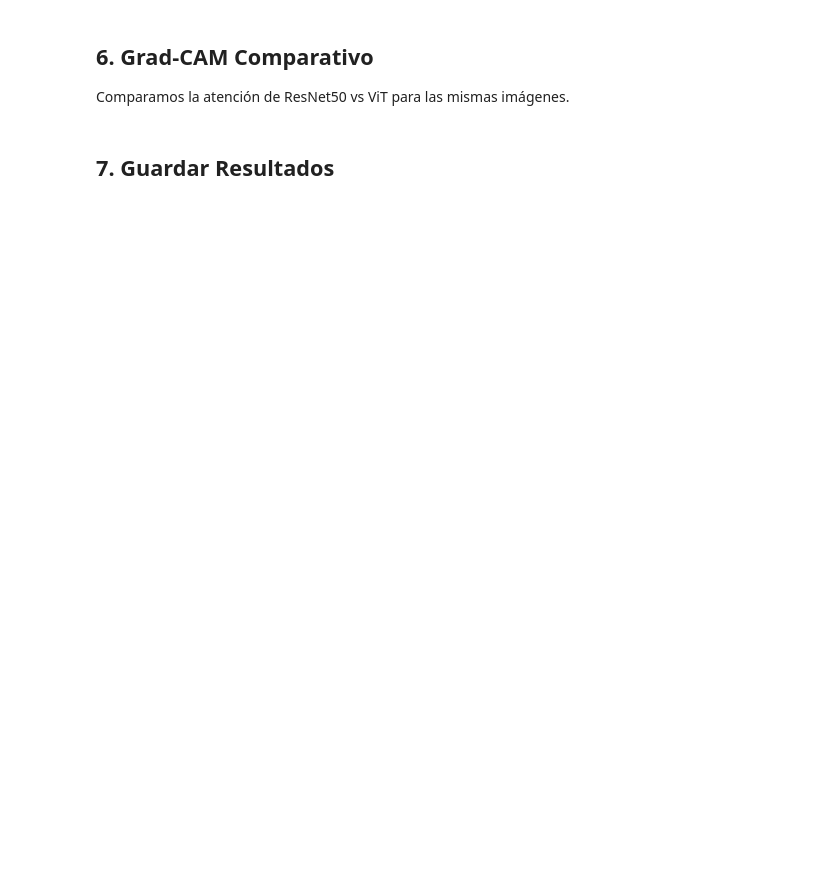
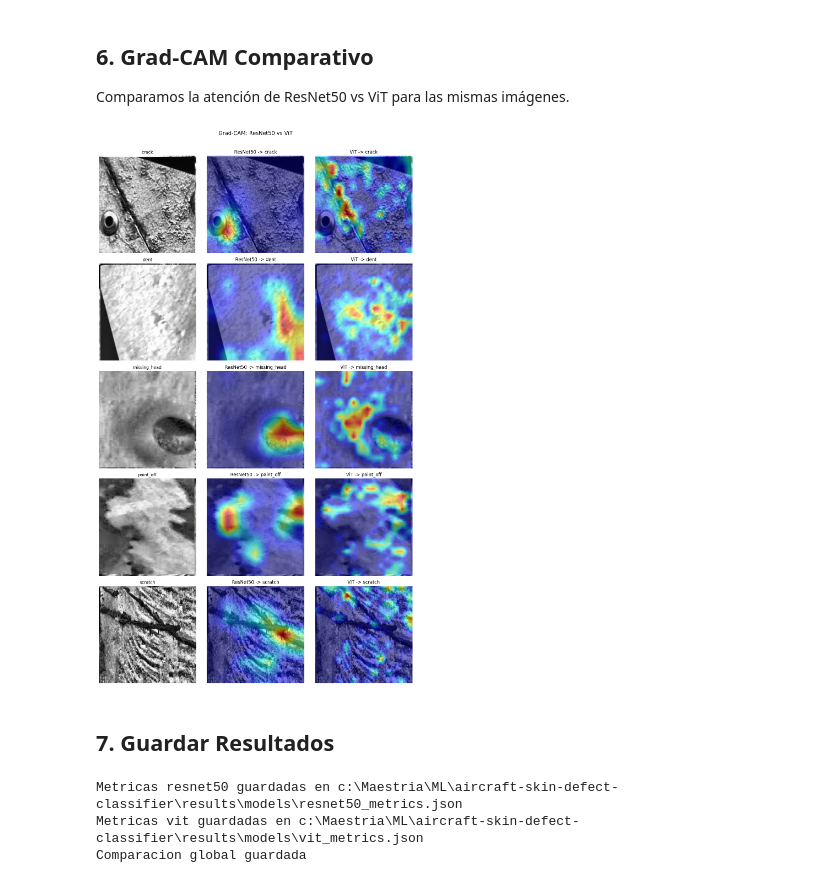
Before and after one commit to eagz93/aircraft-skin-defect-classifier, a Jupyter notebook: notebooks/03_Pretrained_Transformers.ipynb, the cells around one changed output. Saved outputs shown, nothing was run; the diff lists cells and outputs as text; code cells hidden in the pictures; blank space fills up the shorter version.

```diff
--- a/notebooks/03_Pretrained_Transformers.ipynb
+++ b/notebooks/03_Pretrained_Transformers.ipynb
@@ -53,18 +55,15 @@ print(f"Device: {DEVICE}")
 # %% [markdown]
 ## 2. Carga de Datos
 # %%
-train_transform = get_transforms(img_size=224, augment=True)
-val_transform = get_transforms(img_size=224, augment=False)
-
 splits_dir = PROJECT_ROOT / "data" / "splits"
 class_weights = get_class_weights(splits_dir / "train.csv")
 
 train_loader, val_loader, test_loader = get_dataloaders(
     splits_dir=splits_dir,
-    train_transform=train_transform,
-    val_transform=val_transform,
+    img_size=224,
     batch_size=16,
-    num_workers=2,
+    num_workers=4,
+    augment_train=True,
 )
 
 print(f"Train: {len(train_loader.dataset)} | Val: {len(val_loader.dataset)} | Test: {len(test_loader.dataset)}")
@@ -139,7 +203,7 @@ Estrategia similar: congelar → entrenar cabeza → fine-tuning gradual.
 # %%
-vit_model = create_vit(num_classes=5, freeze_backbone=True)
+vit_model = create_vit(num_classes=5, freeze_backbone=True, gradient_checkpointing=True)
 params_vit = count_parameters(vit_model)
-print(f"ViT-Base (backbone congelado):")
+print(f"ViT-Base (backbone congelado, gradient checkpointing activo):")
 print(f"  Total:      {params_vit['total']:>12,}")
 print(f"  Entrenables: {params_vit['trainable']:>12,} ({params_vit['trainable_pct']:.1f}%)")
 
@@ -234,6 +358,12 @@ plot_confusion_matrix(y_true_v, y_pred_v, CLASS_NAMES, title="ViT-Base",
 Comparamos la atención de ResNet50 vs ViT para las mismas imágenes.
 # %%
 from PIL import Image
+
+# Habilitar gradientes en todo el modelo para Grad-CAM (no afecta pesos, solo permite calcular mapas)
+for param in resnet_model.parameters():
+    param.requires_grad = True
+for param in vit_model.parameters():
+    param.requires_grad = True
 
 test_dataset = test_loader.dataset
 samples_per_class = {}
@@ -248,33 +378,35 @@ n_classes = len(samples_per_class)
 fig, axes = plt.subplots(n_classes, 3, figsize=(12, 4 * n_classes))
 
 for i, (label_id, (img_path, label)) in enumerate(sorted(samples_per_class.items())):
     pil_img = Image.open(img_path).convert("RGB")
 
     cam_resnet, pred_r, probs_r = generate_gradcam(
         resnet_model, pil_img, model_type="resnet50", device=DEVICE
     )
     cam_vit, pred_v, probs_v = generate_gradcam(
         vit_model, pil_img, model_type="vit", device=DEVICE
     )
 
     img_resized = np.array(pil_img.resize((224, 224))).astype(np.float32) / 255.0
 
     axes[i, 0].imshow(img_resized)
     axes[i, 0].set_title(f"{CLASS_NAMES[label_id]}", fontsize=11)
     axes[i, 0].axis("off")
 
     axes[i, 1].imshow(cam_resnet)
     axes[i, 1].set_title(f"ResNet50 -> {CLASS_NAMES[pred_r]}")
     axes[i, 1].axis("off")
 
     axes[i, 2].imshow(cam_vit)
     axes[i, 2].set_title(f"ViT -> {CLASS_NAMES[pred_v]}")
     axes[i, 2].axis("off")
 
 plt.suptitle("Grad-CAM: ResNet50 vs ViT", fontsize=14, y=1.01)
 plt.tight_layout()
 plt.savefig(FIGURES_DIR / "03_gradcam_comparison.png", dpi=150, bbox_inches="tight")
 plt.show()
+# %% [output]
+[figure, added]
 # %% [markdown]
 ## 7. Guardar Resultados
 # %%
@@ -291,6 +423,10 @@ for name, m in all_metrics.items():
 with open(MODELS_DIR / "all_models_comparison.json", 'w') as f:
     json.dump(all_metrics_save, f, indent=2, default=str)
 print("Comparacion global guardada")
+# %% [output]
+Metricas resnet50 guardadas en c:\Maestria\ML\aircraft-skin-defect-classifier\results\models\resnet50_metrics.json
+Metricas vit guardadas en c:\Maestria\ML\aircraft-skin-defect-classifier\results\models\vit_metrics.json
+Comparacion global guardada
 # %% [markdown]
 ## 8. Conclusiones
 
```
Also changed, not shown: parts of 13 cells of this notebook, 36 other files.
